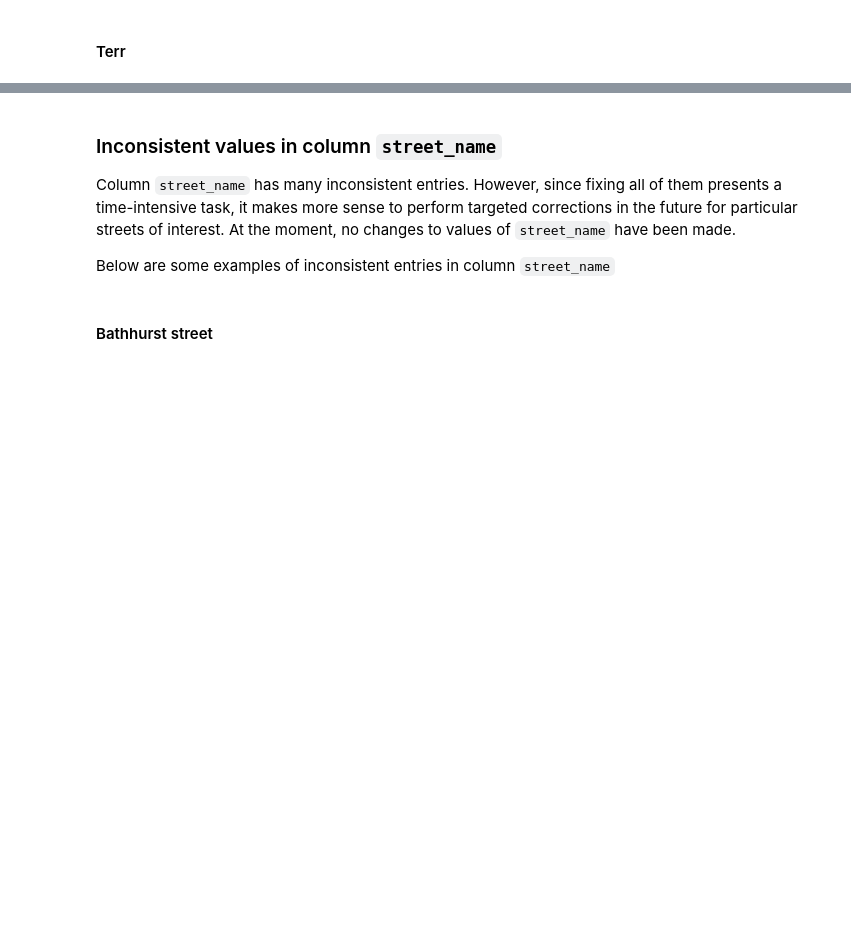
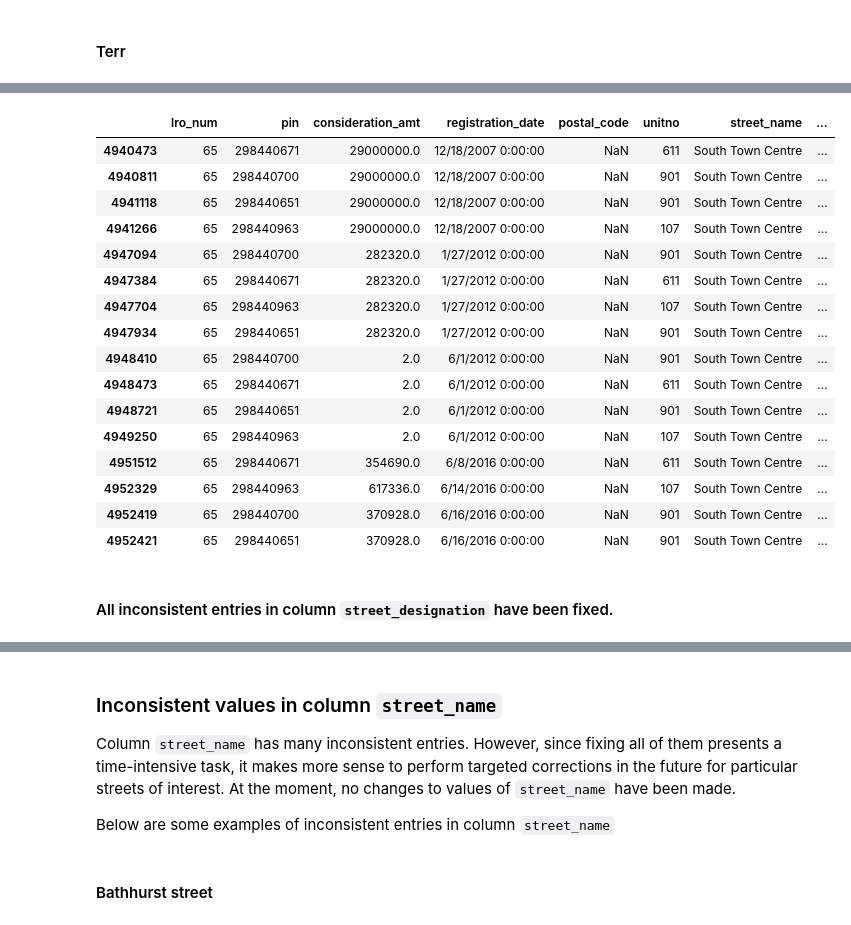
Before and after one commit to stepan-o/geo, a Jupyter notebook: notebooks/2.scrub/2.2_teranet_consistency.ipynb, the cells around one changed output, grey strips where cells are left out. Drawn from its saved outputs; the diff is of its cells as text; code cells hidden in the pictures; blank space fills up the shorter version.

Commit message:
fix values in 'street_designation'

```diff
--- a/notebooks/2.scrub/2.2_teranet_consistency.ipynb
+++ b/notebooks/2.scrub/2.2_teranet_consistency.ipynb
@@ -1358,4 +1508,4 @@ Name: street_designation, dtype: int64
 # %%
-mask1 = df['street_designation'].str.contains('Sq', case=False, na=False)
+mask1 = df['street_designation'].str.contains('Val', case=False, na=False)
 df.loc[mask1, 'street_designation'].value_counts()
 # %% [output]
@@ -1364,5 +1514,5 @@ Square        2
 Name: street_designation, dtype: int64
 # %%
-df.loc[mask1, 'street_designation'] = 'Sq'
+df.loc[mask1, 'street_designation'] = 'Vale'
 df.loc[mask1, 'street_designation'].value_counts()
 # %% [output]
@@ -1390,0 +1523,3 @@ Name: street_designation, Length: 105, dtype: int64
+# %%
+mask1 = df['street_designation'] == '48'
+df[mask1]
@@ -1390,0 +1532,4 @@ Name: street_designation, Length: 105, dtype: int64
+# %%
+df.loc[mask1, 'street_designation'] = 'Highway'
+df.loc[mask1, 'street_name'] = 'Highway 48'
+df.loc[mask1]
@@ -1390,0 +1565,24 @@ Name: street_designation, Length: 105, dtype: int64
+# %%
+df.loc[mask1, 'street_designation'] = 'Blvd'
+df.loc[mask1, 'street_name'] = 'South Town Centre'
+df.loc[mask1]
+# %% [output]
+|  | lro_num | pin | consideration_amt | registration_date | postal_code | unitno | street_name | ... |
+| 4940473 | 65 | 298440671 | 29000000.0 | 12/18/2007 0:00:00 | NaN | 611 | South Town Centre | ... |
+| 4940811 | 65 | 298440700 | 29000000.0 | 12/18/2007 0:00:00 | NaN | 901 | South Town Centre | ... |
+| 4941118 | 65 | 298440651 | 29000000.0 | 12/18/2007 0:00:00 | NaN | 901 | South Town Centre | ... |
+| 4941266 | 65 | 298440963 | 29000000.0 | 12/18/2007 0:00:00 | NaN | 107 | South Town Centre | ... |
+| 4947094 | 65 | 298440700 | 282320.0 | 1/27/2012 0:00:00 | NaN | 901 | South Town Centre | ... |
+| 4947384 | 65 | 298440671 | 282320.0 | 1/27/2012 0:00:00 | NaN | 611 | South Town Centre | ... |
+| 4947704 | 65 | 298440963 | 282320.0 | 1/27/2012 0:00:00 | NaN | 107 | South Town Centre | ... |
+| 4947934 | 65 | 298440651 | 282320.0 | 1/27/2012 0:00:00 | NaN | 901 | South Town Centre | ... |
+| 4948410 | 65 | 298440700 | 2.0 | 6/1/2012 0:00:00 | NaN | 901 | South Town Centre | ... |
+| 4948473 | 65 | 298440671 | 2.0 | 6/1/2012 0:00:00 | NaN | 611 | South Town Centre | ... |
+| 4948721 | 65 | 298440651 | 2.0 | 6/1/2012 0:00:00 | NaN | 901 | South Town Centre | ... |
+| 4949250 | 65 | 298440963 | 2.0 | 6/1/2012 0:00:00 | NaN | 107 | South Town Centre | ... |
+| 4951512 | 65 | 298440671 | 354690.0 | 6/8/2016 0:00:00 | NaN | 611 | South Town Centre | ... |
+| 4952329 | 65 | 298440963 | 617336.0 | 6/14/2016 0:00:00 | NaN | 107 | South Town Centre | ... |
+| 4952419 | 65 | 298440700 | 370928.0 | 6/16/2016 0:00:00 | NaN | 901 | South Town Centre | ... |
+| 4952421 | 65 | 298440651 | 370928.0 | 6/16/2016 0:00:00 | NaN | 901 | South Town Centre | ... |
+# %% [markdown]
+#### All inconsistent entries in column `street_designation` have been fixed.
```
Also changed, not shown: parts of 88 cells of this notebook.
